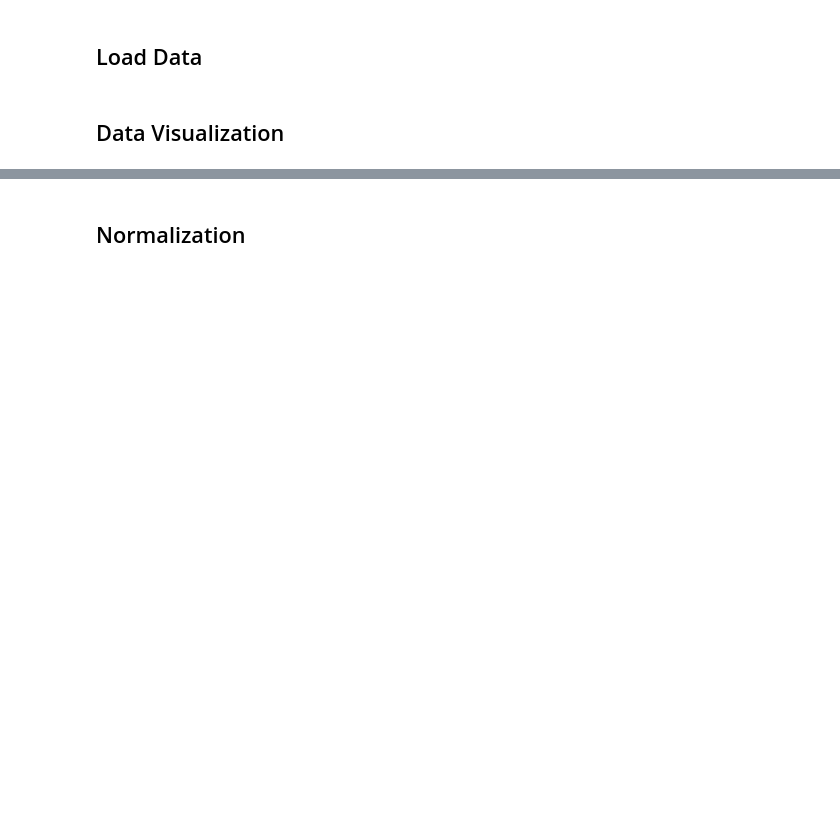
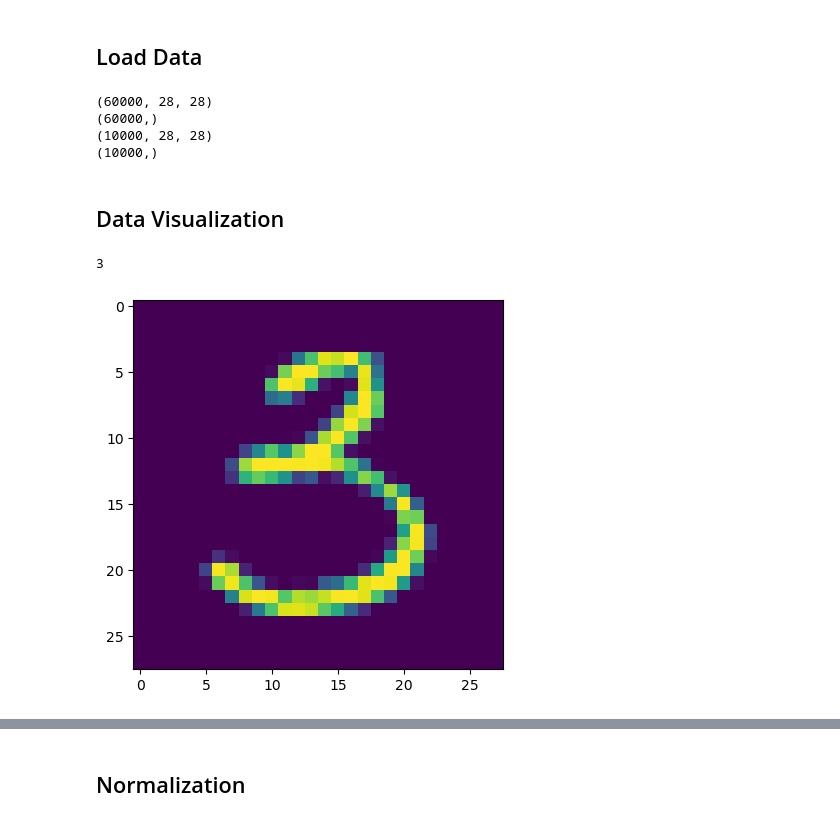
Before and after one commit to maykitbo/s21_lectures, a Jupyter notebook: percetron/L3.ipynb, the cells around one changed output, grey strips where cells are left out. Drawn from its saved outputs; the diff is of its cells as text; code cells hidden in the pictures; blank space fills up the shorter version.

```diff
--- a/percetron/L3.ipynb
+++ b/percetron/L3.ipynb
@@ -1,4 +1,33 @@
 # %% [markdown]
 ## Load Data
+# %%
+from keras.datasets import mnist
+import numpy as np
+
+(x_train, y_train), (x_test, y_test) = mnist.load_data()
+
+print(x_train.shape)
+print(y_train.shape)
+print(x_test.shape)
+print(y_test.shape)
+
+NUM_CLASSES = 10
+INPUT_SIZE = 784
+# %% [output]
+(60000, 28, 28)
+(60000,)
+(10000, 28, 28)
+(10000,)
 # %% [markdown]
 ## Data Visualization
+# %%
+import matplotlib.pyplot as plt
+%matplotlib inline
+
+random_index = np.random.randint(0, len(x_train))
+
+print(y_train[random_index])
+plt.imshow(x_train[random_index]);
+# %% [output]
+3
+[figure, added]
```
Also changed, not shown: parts of 6 cells of this notebook, 4 other files.
